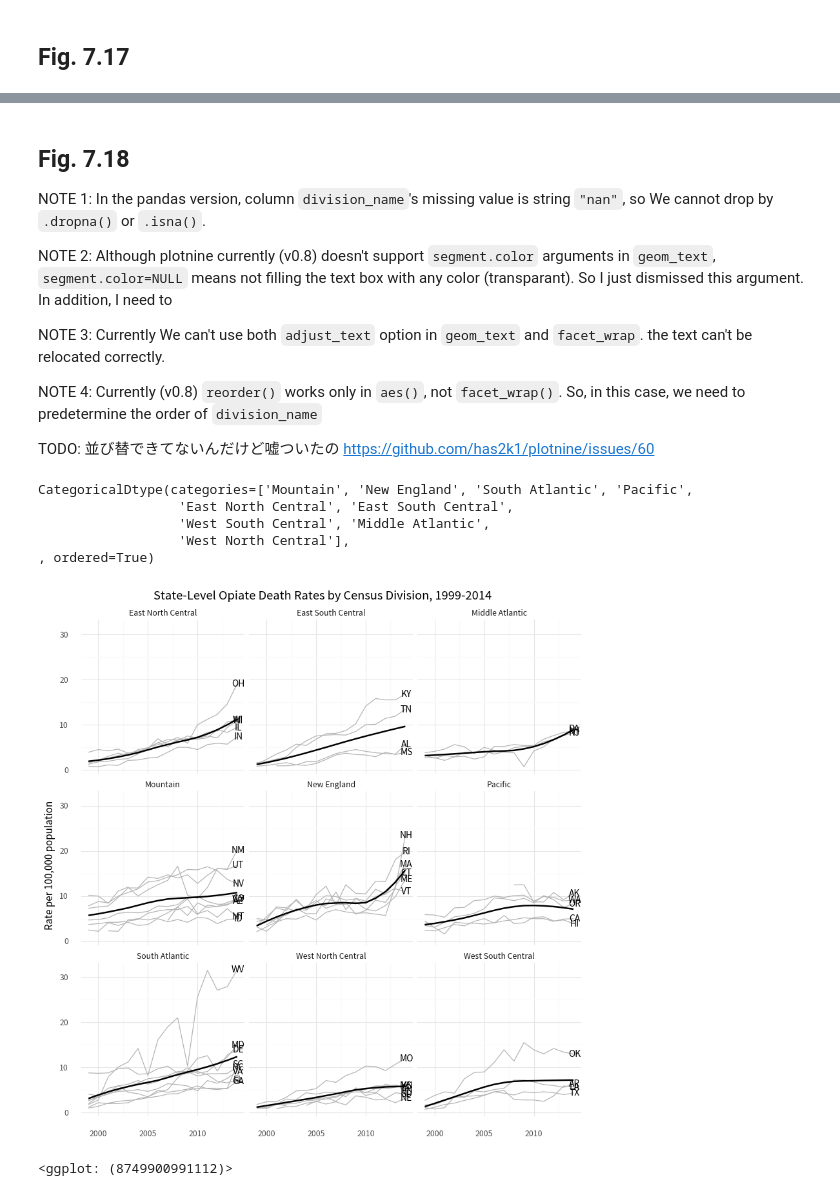
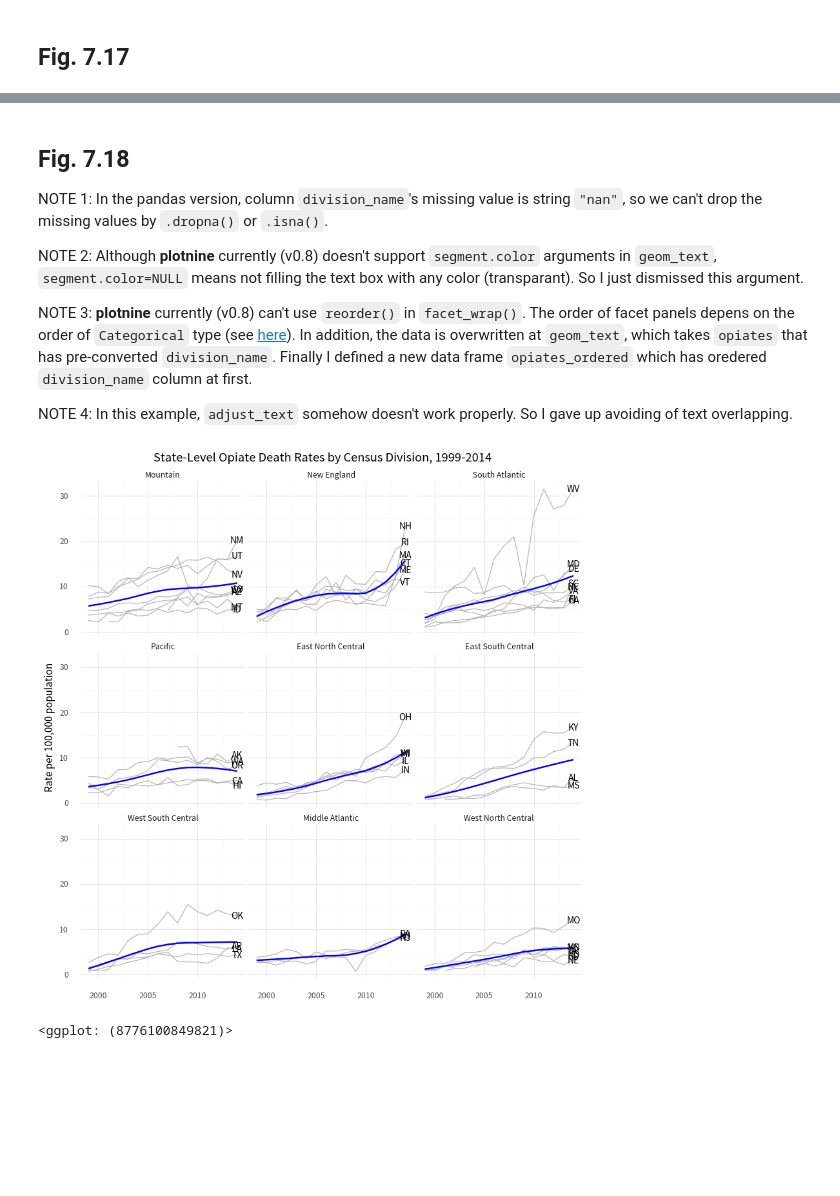
Before and after one commit to Gedevan-Aleksizde/pysocviz, a Jupyter notebook: notebooks/Ch.7.ipynb, the cells around one changed output, grey strips where cells are left out. Drawn from its saved outputs; the diff is of its cells as text; code cells hidden in the pictures; blank space fills up the shorter version.

```diff
--- a/notebooks/Ch.7.ipynb
+++ b/notebooks/Ch.7.ipynb
@@ -364,53 +446,44 @@ p + geom_line(color=colors['gray70'])
 # %% [markdown]
 ## Fig. 7.18
 
-NOTE 1: In the pandas version, column `division_name`'s missing value is string `"nan"`, so We cannot drop by `.dropna()` or `.isna()`.
+NOTE 1: In the pandas version, column `division_name`'s missing value is string `"nan"`, so we can't drop the missing values by `.dropna()` or `.isna()`.
 
-NOTE 2: Although plotnine currently (v0.8) doesn't support `segment.color` arguments in `geom_text`, `segment.color=NULL` means not filling the text box with any color (transparant). So I just dismissed this argument. In addition, I need to
+NOTE 2: Although **plotnine** currently (v0.8) doesn't support `segment.color` arguments in `geom_text`, `segment.color=NULL` means not filling the text box with any color (transparant). So I just dismissed this argument.
 
-NOTE 3: Currently We can't use both `adjust_text` option in `geom_text` and `facet_wrap`. the text can't be relocated correctly.
+NOTE 3: **plotnine** currently (v0.8) can't use `reorder()` in `facet_wrap()`. The order of facet panels depens on the order of `Categorical`  type (see [here](https://github.com/has2k1/plotnine/issues/60
+)). In addition, the data is overwritten at `geom_text`, which takes `opiates` that has pre-converted `division_name`. Finally I defined a new data frame `opiates_ordered` which has oredered `division_name` column at first.
 
-NOTE 4: Currently (v0.8) `reorder()` works only in `aes()`, not `facet_wrap()`. So, in this case, we need to predetermine the order of `division_name`
-
-TODO: 並び替できてないんだけど嘘ついたの https://github.com/has2k1/plotnine/issues/60
+NOTE 4: In this example, `adjust_text` somehow doesn't work properly. So I gave up avoiding of text overlapping.
 # %%
 # determine the order of `division_name`
 means_adjusted = opiates.loc[lambda d: d['division_name']!='nan'].groupby(
     'division_name'
 )[['adjusted']].mean().sort_values('adjusted', ascending=False)
-order_dname = pd.CategoricalDtype(categories=means_adjusted.index, ordered=True)
+cat_dname = pd.CategoricalDtype(categories=means_adjusted.index, ordered=True)
+
+opiates_ordered = opiates.loc[
+    lambda d: d['division_name']!='nan'
+].assign(
+    division_name=lambda d: d['division_name'].astype(cat_dname)
+)
-# %%
-order_dname
-# %% [output]
-CategoricalDtype(categories=['Mountain', 'New England', 'South Atlantic', 'Pacific',
-                  'East North Central', 'East South Central',
-                  'West South Central', 'Middle Atlantic',
-                  'West North Central'],
-, ordered=True)
 # %%
-p0 = ggplot(
-    opiates.loc[lambda d: d['division_name']!='nan'].assign(
-        division_name=lambda d: d['division_name'].astype(order_dname)
-    ),
-    aes(x='year', y='adjusted')
-)
+p0 = ggplot(opiates_ordered, aes(x='year', y='adjusted'))
 
-p1 = p0 + geom_line(aes(group='state'), color=colors['gray70'])
-p2 = p1 + geom_smooth(aes(group='division_name'), se=False)
+p1 = p0 + geom_line(aes(group='state'), color=dcolors['gray70'])
+p2 = p1 + geom_smooth(aes(group='division_name'), se=False, color='blue')
 p3 = p2 + geom_text(
-    opiates.loc[
+    opiates_ordered.loc[
         lambda d: (d['year']==d['year'].max()) & (d['abbr'] != 'DC')
     ],
-    aes(x='year', y='adjusted', label='abbr'), size=10,
-    nudge_x=0.1, nudge_y=0.1
+    aes(x='year', y='adjusted', label='abbr'), size=10
 ) + coord_cartesian([opiates['year'].min(),  opiates['year'].max()])
 p3 + labs(
     x="",
     y="Rate per 100,000 population",
     title="State-Level Opiate Death Rates by Census Division, 1999-2014"
 ) + facet_wrap('~division_name', nrow=3) + theme(
     figure_size=(10, 10)
 )
 # %% [output]
-[figure, old version]
+[figure, new version]
-<ggplot: (8749900991112)>
+<ggplot: (8776100849821)>
```
Also changed, not shown: parts of 42 cells of this notebook, 16 other files.
